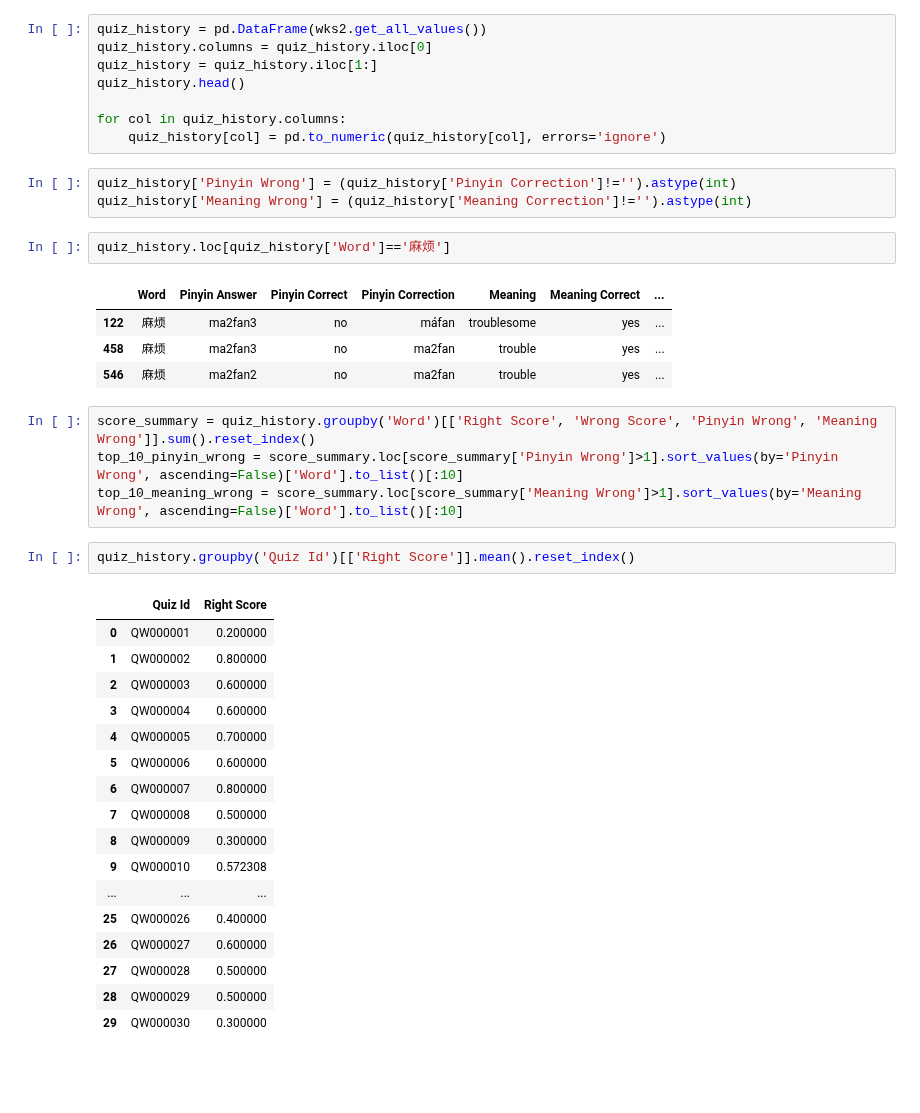
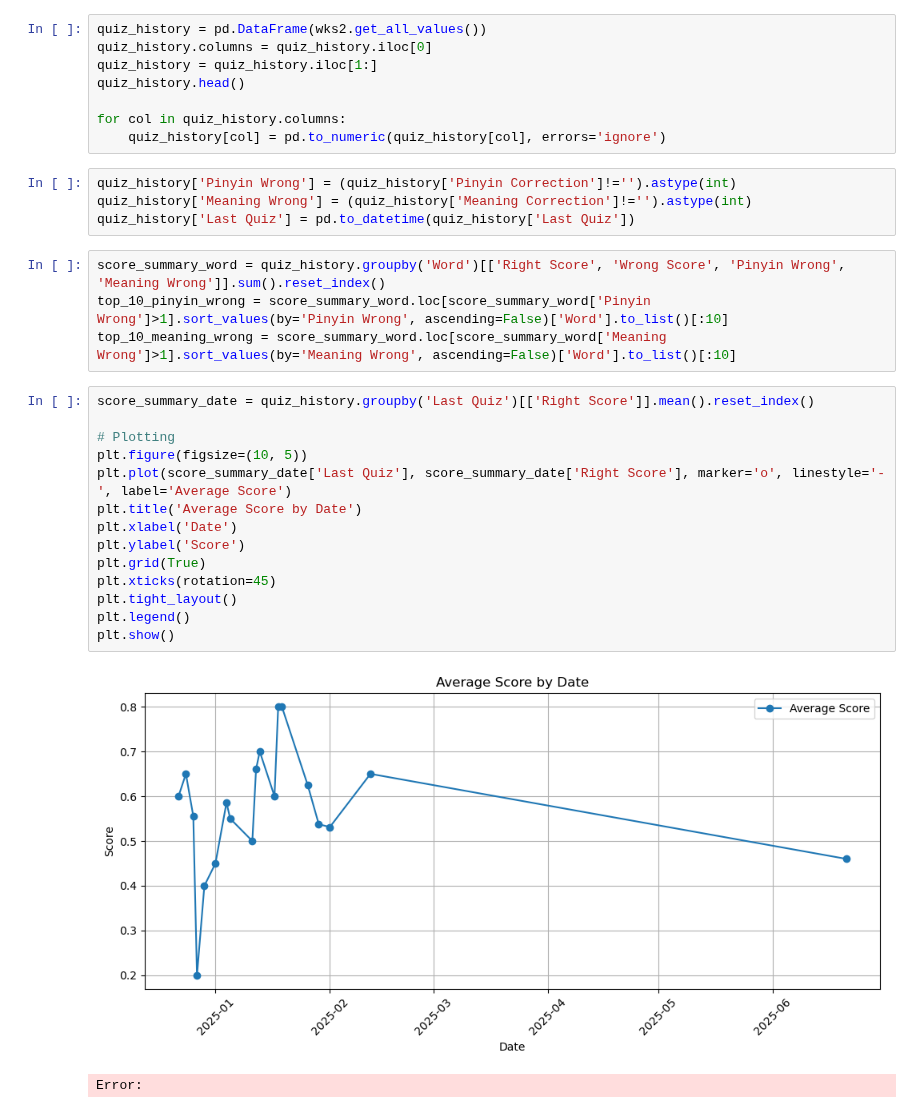
Before and after one commit to tuawong/GPT4LanguageLearning, a Jupyter notebook: QuizScore_Visualization.ipynb, the cells around one changed output. Saved outputs shown, nothing was run; the diff lists cells and outputs as text; blank space fills up the shorter version.

```diff
--- a/QuizScore_Visualization.ipynb
+++ b/QuizScore_Visualization.ipynb
@@ -35,34 +36,25 @@ for col in quiz_history.columns:
 # %%
 quiz_history['Pinyin Wrong'] = (quiz_history['Pinyin Correction']!='').astype(int)
 quiz_history['Meaning Wrong'] = (quiz_history['Meaning Correction']!='').astype(int)
+quiz_history['Last Quiz'] = pd.to_datetime(quiz_history['Last Quiz'])
-# %%
-quiz_history.loc[quiz_history['Word']=='麻烦']
-# %% [output]
-|  | Word | Pinyin Answer | Pinyin Correct | Pinyin Correction | Meaning | Meaning Correct | ... |
-| 122 | 麻烦 | ma2fan3 | no | máfan | troublesome | yes | ... |
-| 458 | 麻烦 | ma2fan3 | no | ma2fan | trouble | yes | ... |
-| 546 | 麻烦 | ma2fan2 | no | ma2fan | trouble | yes | ... |
 # %%
-score_summary = quiz_history.groupby('Word')[['Right Score', 'Wrong Score', 'Pinyin Wrong', 'Meaning Wrong']].sum().reset_index()
-top_10_pinyin_wrong = score_summary.loc[score_summary['Pinyin Wrong']>1].sort_values(by='Pinyin Wrong', ascending=False)['Word'].to_list()[:10]
-top_10_meaning_wrong = score_summary.loc[score_summary['Meaning Wrong']>1].sort_values(by='Meaning Wrong', ascending=False)['Word'].to_list()[:10]
+score_summary_word = quiz_history.groupby('Word')[['Right Score', 'Wrong Score', 'Pinyin Wrong', 'Meaning Wrong']].sum().reset_index()
+top_10_pinyin_wrong = score_summary_word.loc[score_summary_word['Pinyin Wrong']>1].sort_values(by='Pinyin Wrong', ascending=False)['Word'].to_list()[:10]
+top_10_meaning_wrong = score_summary_word.loc[score_summary_word['Meaning Wrong']>1].sort_values(by='Meaning Wrong', ascending=False)['Word'].to_list()[:10]
 # %%
-quiz_history.groupby('Quiz Id')[['Right Score']].mean().reset_index()
+score_summary_date = quiz_history.groupby('Last Quiz')[['Right Score']].mean().reset_index()
+
+# Plotting
+plt.figure(figsize=(10, 5))
+plt.plot(score_summary_date['Last Quiz'], score_summary_date['Right Score'], marker='o', linestyle='-', label='Average Score')
+plt.title('Average Score by Date')
+plt.xlabel('Date')
+plt.ylabel('Score')
+plt.grid(True)
+plt.xticks(rotation=45)
+plt.tight_layout()
+plt.legend()
+plt.show()
 # %% [output]
-|  | Quiz Id | Right Score |
-| 0 | QW000001 | 0.200000 |
-| 1 | QW000002 | 0.800000 |
-| 2 | QW000003 | 0.600000 |
-| 3 | QW000004 | 0.600000 |
-| 4 | QW000005 | 0.700000 |
-| 5 | QW000006 | 0.600000 |
-| 6 | QW000007 | 0.800000 |
-| 7 | QW000008 | 0.500000 |
-| 8 | QW000009 | 0.300000 |
-| 9 | QW000010 | 0.572308 |
-| ... | ... | ... |
-| 25 | QW000026 | 0.400000 |
-| 26 | QW000027 | 0.600000 |
-| 27 | QW000028 | 0.500000 |
-| 28 | QW000029 | 0.500000 |
-| 29 | QW000030 | 0.300000 |
+[figure, added]
+Error:
```
Also changed, not shown: parts of 1 cell of this notebook, 1 other file.
